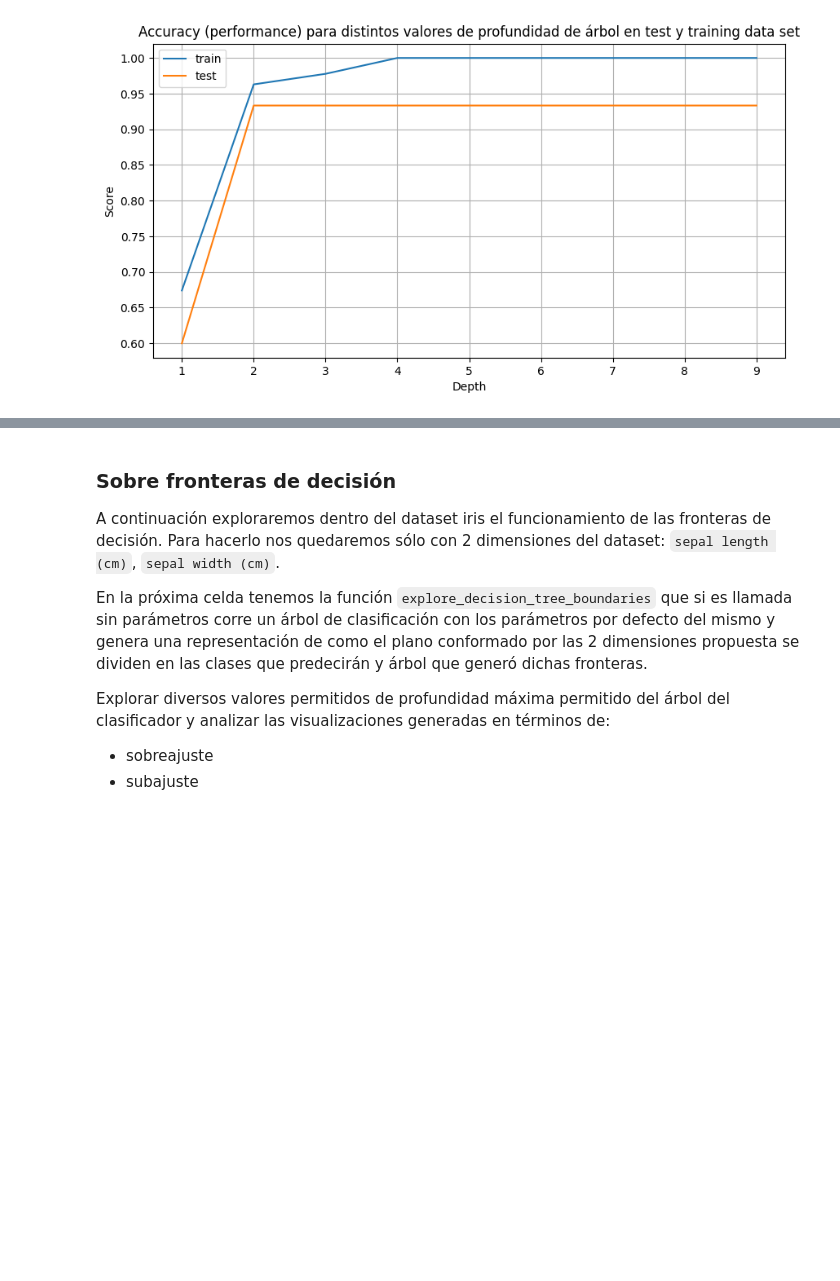
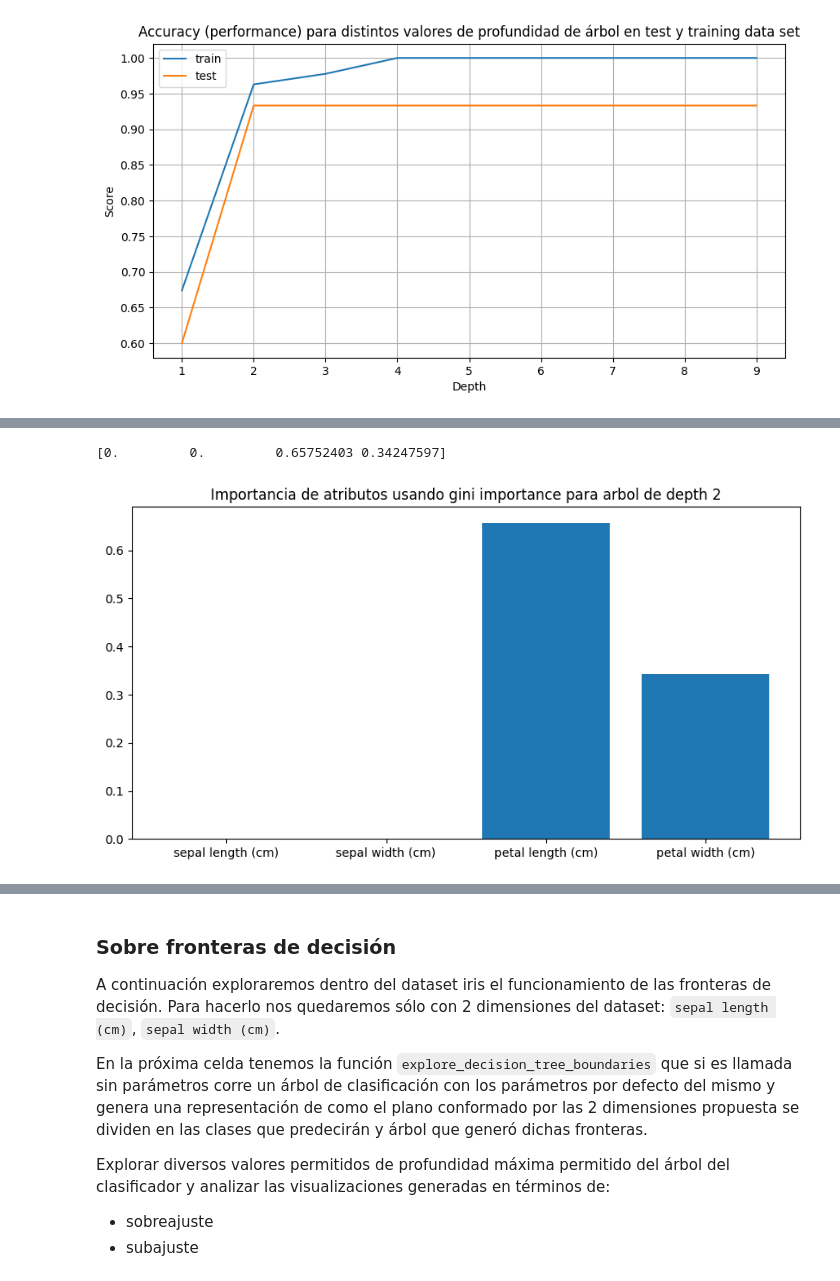
Before and after one commit to tusar-verma/Machine-learning-2c2026, a Jupyter notebook: notebooks/notebook_03_arboles_de_decision_sklearn-published.ipynb, the cells around one changed output, grey strips where cells are left out. Drawn from its saved outputs; the diff is of its cells as text; code cells hidden in the pictures; blank space fills up the shorter version.

```diff
--- a/notebooks/notebook_03_arboles_de_decision_sklearn-published.ipynb
+++ b/notebooks/notebook_03_arboles_de_decision_sklearn-published.ipynb
@@ -378,0 +391,23 @@ plt.show()
+# %%
+### 4
+arbol.feature_importances_?
+
+### Ahora de los arboles que exploramos con distintos depth, el que mejor accuracy tuvo en el test set fue depth = 2.
+### Con valores más grandes se obtuvo el mismo performance
+
+### Según la documentación, se usa el gini importance. Y es el valor normalizado de la importancia (suman 1)
+
+### grafiquemos feature_importances_ para dicho arbol
+
+### es el elemento 1 de la lista de arboles_por_depth
+arbol_depth_2 = arboles_por_depth[1]
+
+print(arbol_depth_2.feature_importances_)
+
+### plot importance bins
+plt.bar(iris_dataset.feature_names, arbol_depth_2.feature_importances_)
+plt.title("Importancia de atributos usando gini importance para arbol de depth 2")
+plt.show()
+# %% [output]
+[0.         0.         0.65752403 0.34247597]
+[figure, added]
```
Also changed, not shown: parts of 7 cells of this notebook.
